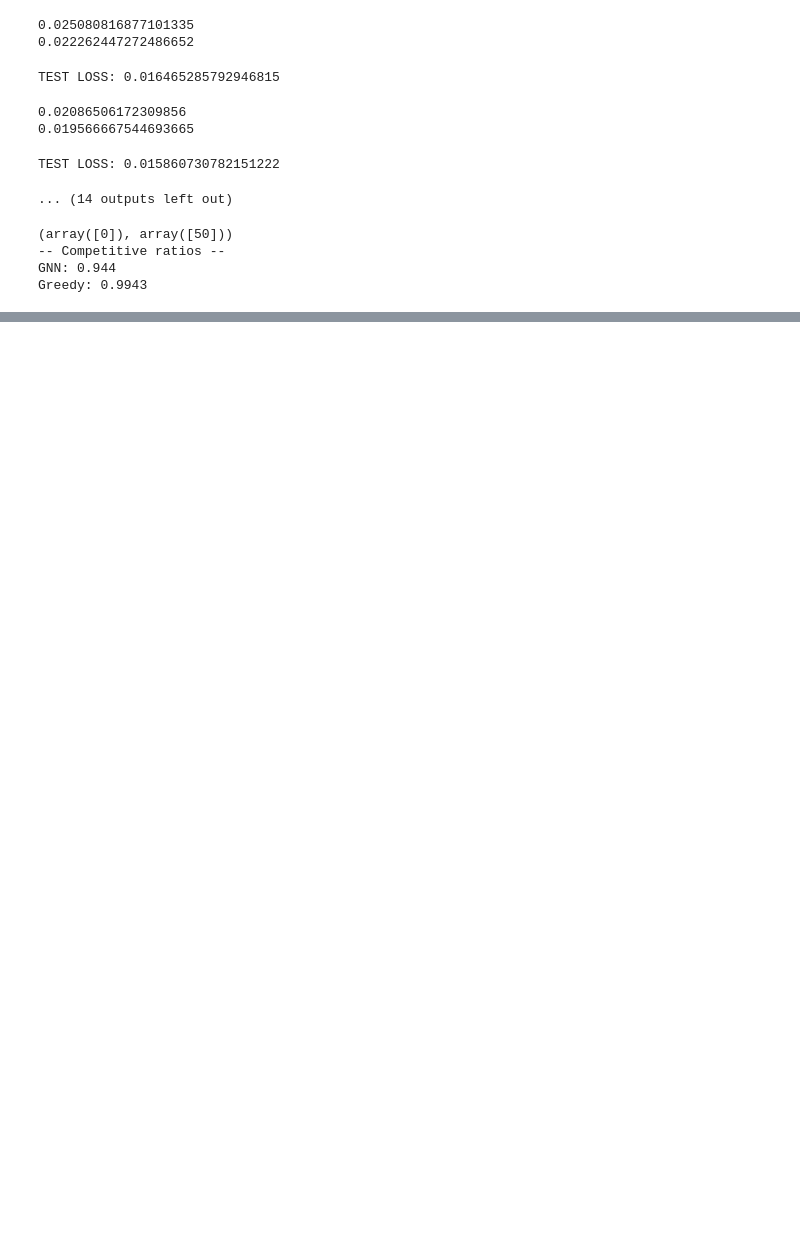
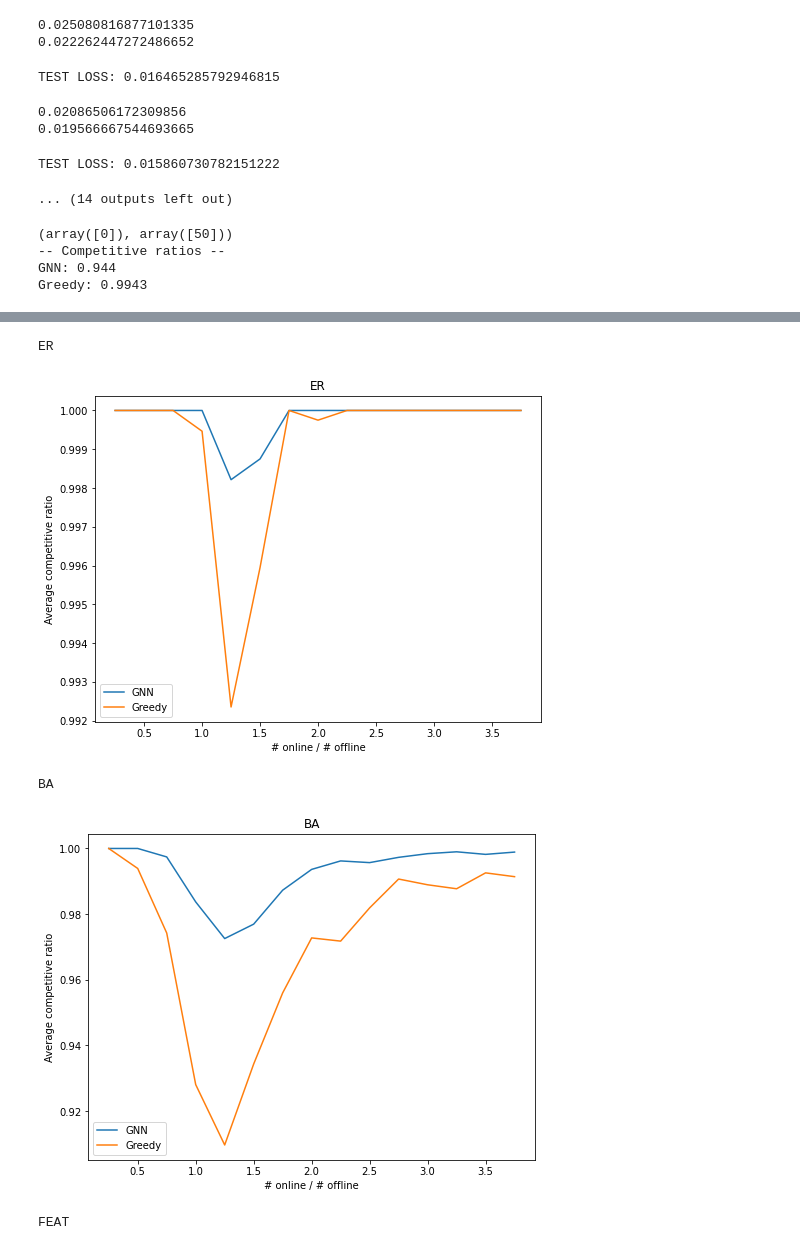
Before and after one commit to anders-wikum/GNN-OBM, a Jupyter notebook: notebooks/base_learner.ipynb, the cells around one changed output, grey strips where cells are left out. Drawn from its saved outputs; the diff is of its cells as text; code cells hidden in the pictures; blank space fills up the shorter version.

```diff
--- a/notebooks/base_learner.ipynb
+++ b/notebooks/base_learner.ipynb
@@ -145,0 +249,22 @@ Greedy: 0.9943
+# %%
+seed = np.random.randint(0, 500000)
+(m, n) = (32, 16)
+config = {
+    'graph_type': 'FEAT',
+    'q': 0.75
+}
+
+rng = np.random.default_rng(seed)
+eval_instances = ig.sample_instances(m, n, 100, rng, **config)
+
+ratios2 = ev.evaluate_model(
+    meta_model=None,
+    meta_model_type=None,
+    base_models=[GNN],
+    instances=eval_instances,
+    batch_size=50,
+    rng=rng,
+    num_realizations=5
+)
+
+pp_output(ratios2, _, show_log=False)
@@ -145,0 +348,27 @@ Greedy: 0.9943
+# %%
+import matplotlib.pyplot as plt
+ratios = [x/y for (x,y) in node_configs]
+for graph_type, comp_ratios in data.items():
+    greedy_avg_ratios = []
+    gnn_avg_ratios = []
+
+
+    for trial_ratios in comp_ratios:
+        gnn_avg_ratios.append(np.array(trial_ratios[0]).mean())
+        greedy_avg_ratios.append(np.array(trial_ratios[1]).mean())
+
+    print(graph_type)
+    fig = plt.figure(figsize=(8,6))
+    plt.title(graph_type)
+    plt.plot(ratios, gnn_avg_ratios, label='GNN')
+    plt.plot(ratios, greedy_avg_ratios, label='Greedy')
+    plt.xlabel('# online / # offline')
+    plt.ylabel('Average competitive ratio')
+    plt.legend()
+    plt.show()
+# %% [output]
+ER
+[figure, added]
+BA
+[figure, added]
+FEAT
```
Also changed, not shown: parts of 8 cells of this notebook, 12 other files.
